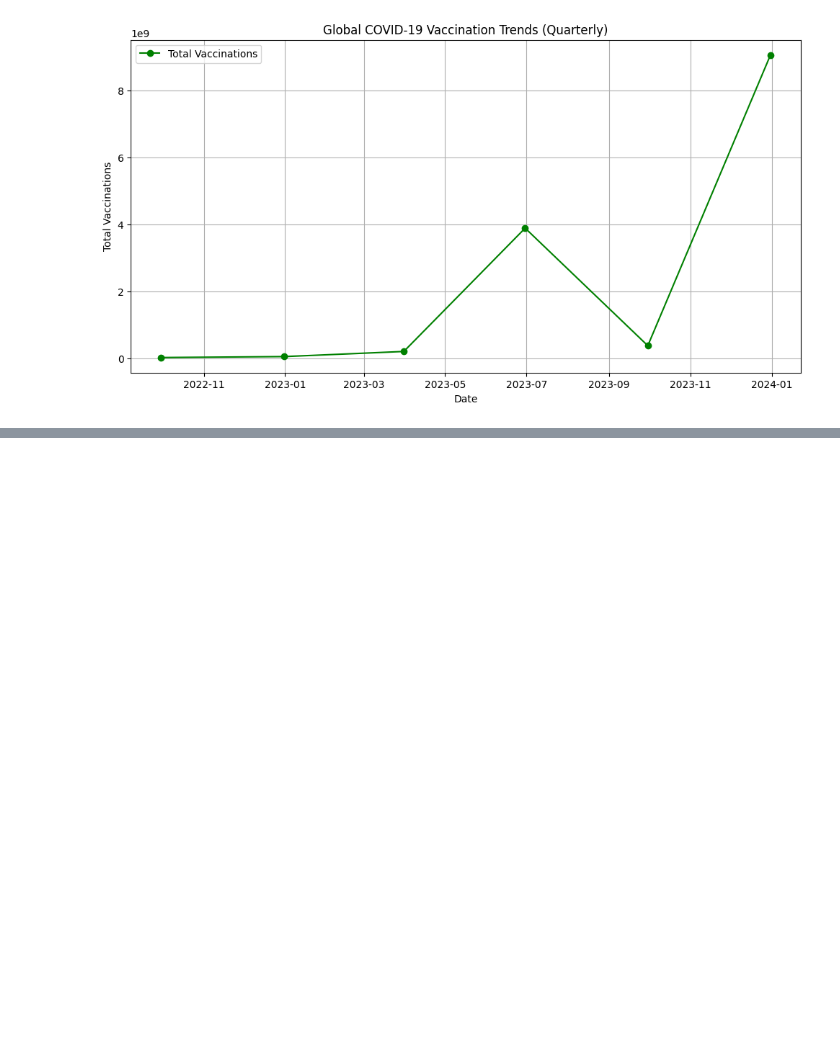
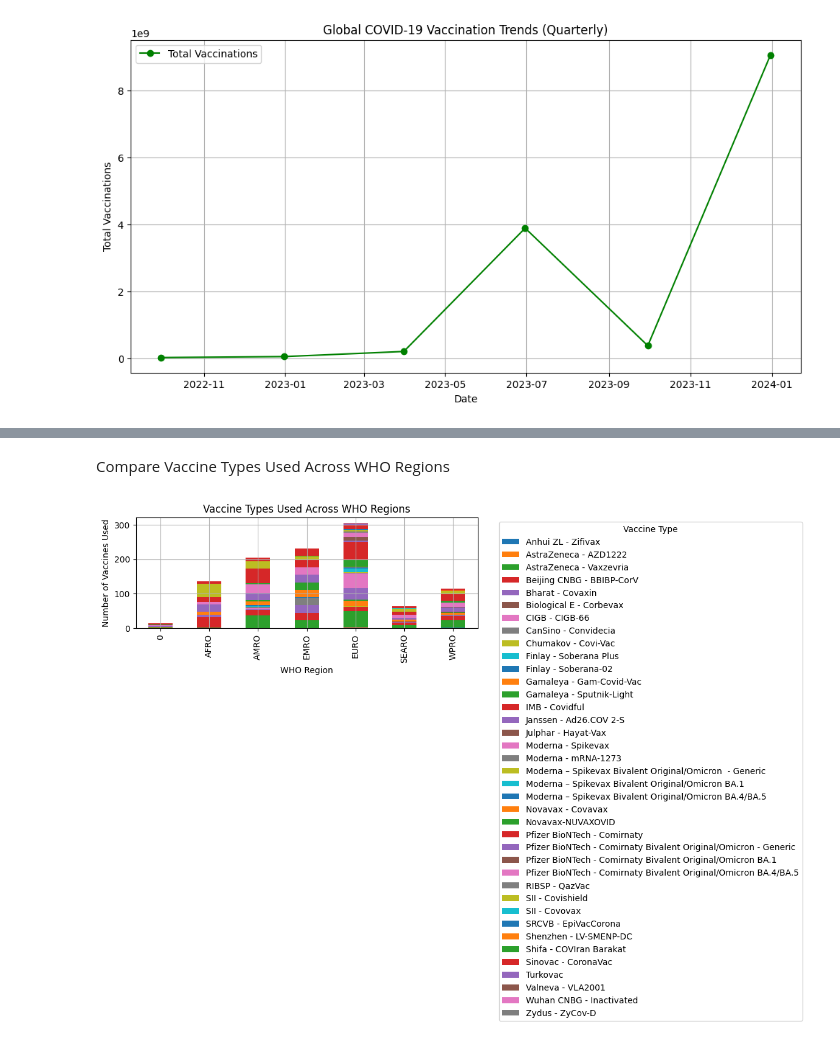
Before and after one commit to Srayoshi-Mirza/Analyzing-COVID-19-Vaccination-Trends-Updated-Quarterly-, a Jupyter notebook: Analyzing COVID-19 Vaccination Trends (Updated Quarterly).ipynb, the cells around one changed output, grey strips where cells are left out. Drawn from its saved outputs; the diff is of its cells as text; code cells hidden in the pictures; blank space fills up the shorter version.

```diff
--- a/Analyzing COVID-19 Vaccination Trends (Updated Quarterly).ipynb
+++ b/Analyzing COVID-19 Vaccination Trends (Updated Quarterly).ipynb
@@ -26,3 +26,9 @@ df.head()
 | 2 | Angola | AGO | AFRO | REPORTING | 2023-12-31 | 27819132.0 | 16550642.0 | ... |
 | 3 | Anguilla | AIA | AMRO | REPORTING | 2023-12-29 | 24864.0 | 10858.0 | ... |
 | 4 | Albania | ALB | EURO | REPORTING | 2023-12-23 | 3088966.0 | 1349255.0 | ... |
+# %%
+# Load the new vaccine introduction dataset
+vaccine_intro_df = pd.read_csv("vaccination-metadata.csv")  # Update with the correct file path
+
+# Display first few rows
+vaccine_intro_df.head()
@@ -106,0 +140,17 @@ plt.show()
+# %% [markdown]
+ Compare Vaccine Types Used Across WHO Regions
+# %%
+# Group data by WHO region and summarize vaccine usage
+vaccine_distribution = vaccine_intro_df.groupby('WHO_REGION')['VACCINE_NAME'].value_counts().unstack().fillna(0)
+
+# Plot the distribution of vaccine types by region
+vaccine_distribution.plot(kind='bar', stacked=True, figsize=(12,6))
+plt.xlabel('WHO Region')
+plt.ylabel('Number of Vaccines Used')
+plt.title('Vaccine Types Used Across WHO Regions')
+plt.legend(title='Vaccine Type', bbox_to_anchor=(1.05, 1), loc='upper left')
+plt.grid()
+plt.tight_layout()
+plt.show()
+# %% [output]
+[figure, added]
```
Also changed, not shown: parts of 7 cells of this notebook.
